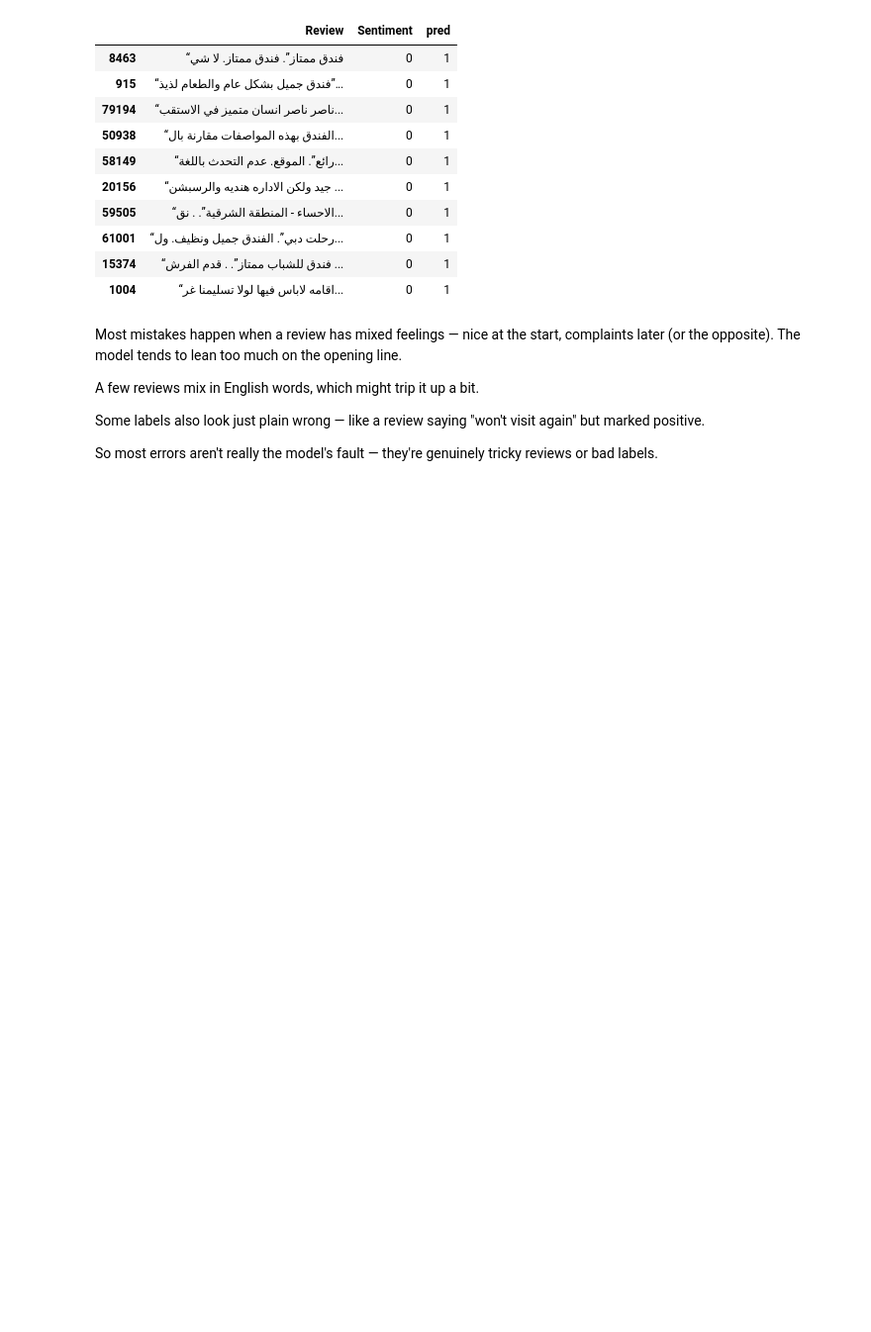
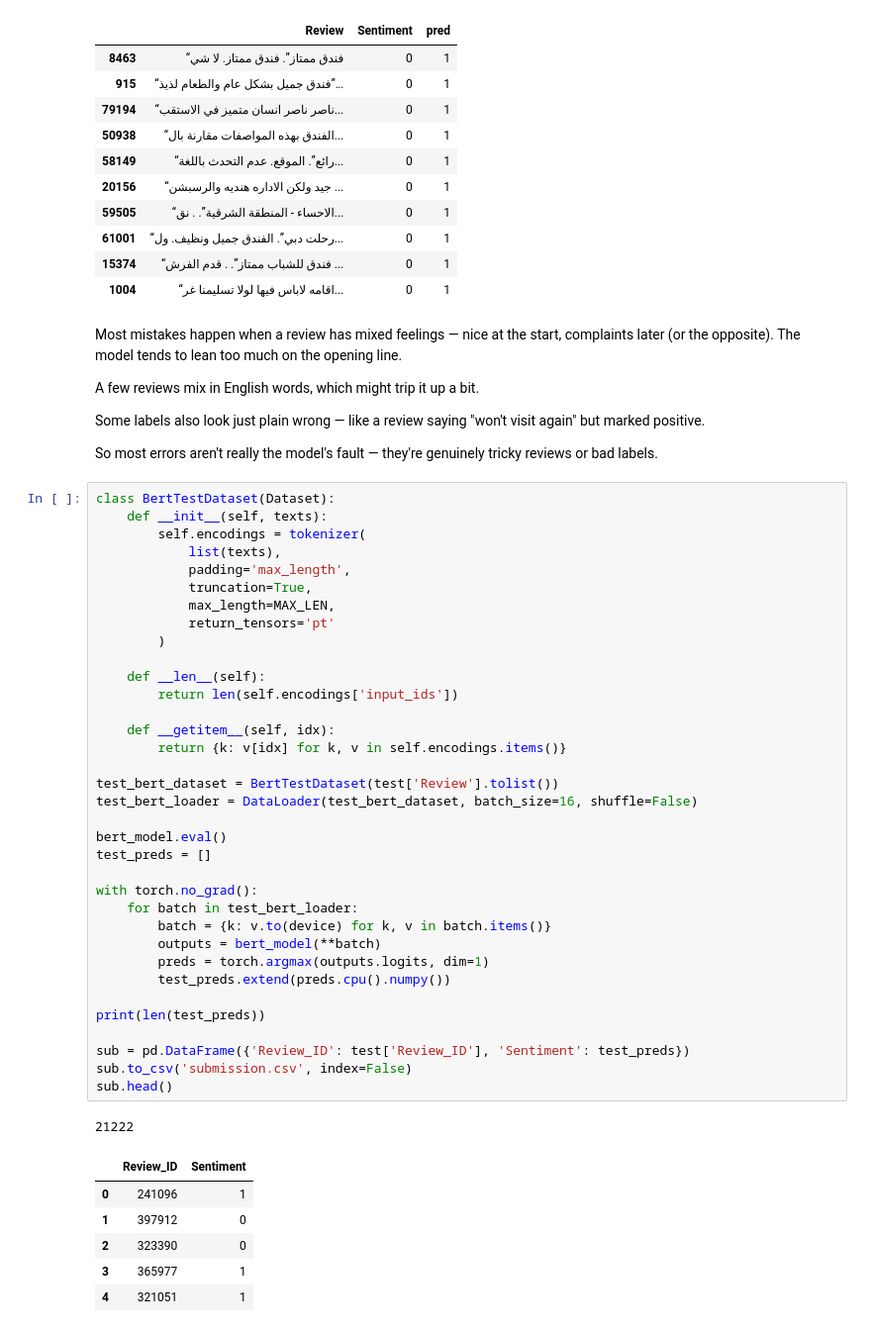
Before and after one commit to zeinafarghaly-arch/machine-learning-projects, a Jupyter notebook: arabic-sentiment-challenge.ipynb, the cells around one changed output. Shown at 99% size. Cells and saved outputs as stored; diff of their text form; blank space fills up the shorter version.

Commit message:
Kaggle Notebook | arabic sentiment challenge | Version 4

```diff
--- a/arabic-sentiment-challenge.ipynb
+++ b/arabic-sentiment-challenge.ipynb
@@ -549,3 +549,46 @@ A few reviews mix in English words, which might trip it up a bit.
 Some labels also look just plain wrong — like a review saying "won't visit again" but marked positive.
 
 So most errors aren't really the model's fault — they're genuinely tricky reviews or bad labels.
+# %%
+class BertTestDataset(Dataset):
+    def __init__(self, texts):
+        self.encodings = tokenizer(
+            list(texts),
+            padding='max_length',
+            truncation=True,
+            max_length=MAX_LEN,
+            return_tensors='pt'
+        )
+
+    def __len__(self):
+        return len(self.encodings['input_ids'])
+
+    def __getitem__(self, idx):
+        return {k: v[idx] for k, v in self.encodings.items()}
+
+test_bert_dataset = BertTestDataset(test['Review'].tolist())
+test_bert_loader = DataLoader(test_bert_dataset, batch_size=16, shuffle=False)
+
+bert_model.eval()
+test_preds = []
+
+with torch.no_grad():
+    for batch in test_bert_loader:
+        batch = {k: v.to(device) for k, v in batch.items()}
+        outputs = bert_model(**batch)
+        preds = torch.argmax(outputs.logits, dim=1)
+        test_preds.extend(preds.cpu().numpy())
+
+print(len(test_preds))
+
+sub = pd.DataFrame({'Review_ID': test['Review_ID'], 'Sentiment': test_preds})
+sub.to_csv('submission.csv', index=False)
+sub.head()
+# %% [output]
+21222
+|  | Review_ID | Sentiment |
+| 0 | 241096 | 1 |
+| 1 | 397912 | 0 |
+| 2 | 323390 | 0 |
+| 3 | 365977 | 1 |
+| 4 | 321051 | 1 |
```
Also changed, not shown: parts of 2 cells of this notebook.
